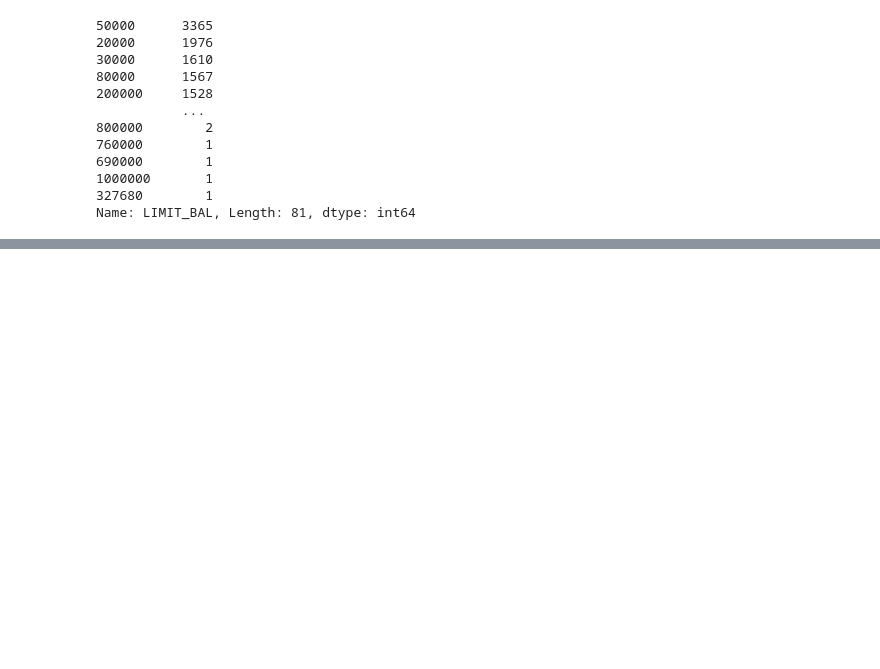
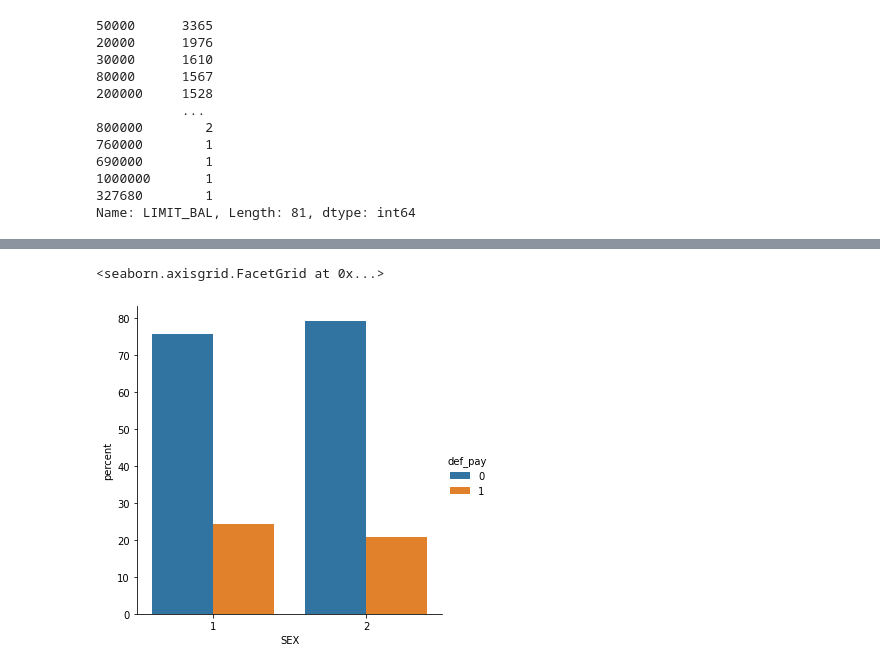
Before and after one commit to hetkothari/Credit-Card-Default-Prediction, a Jupyter notebook: Credit_Card_Default_Personal_Notebook.ipynb, the cells around one changed output, grey strips where cells are left out. Cells and saved outputs as stored; diff of their text form; code cells hidden in the pictures; blank space fills up the shorter version.

```diff
--- a/Credit_Card_Default_Personal_Notebook.ipynb
+++ b/Credit_Card_Default_Personal_Notebook.ipynb
@@ -189,0 +216,13 @@ Name: LIMIT_BAL, Length: 81, dtype: int64
+# %%
+x,y = 'SEX', 'def_pay'
+
+(data
+.groupby(x)[y]
+.value_counts(normalize=True)
+.mul(100)
+.rename('percent')
+.reset_index()
+.pipe((sns.catplot,'data'), x=x,y='percent',hue=y,kind='bar'))
+# %% [output]
+<seaborn.axisgrid.FacetGrid at 0x...>
+[figure, added]
```
Also changed, not shown: parts of 5 cells of this notebook.
